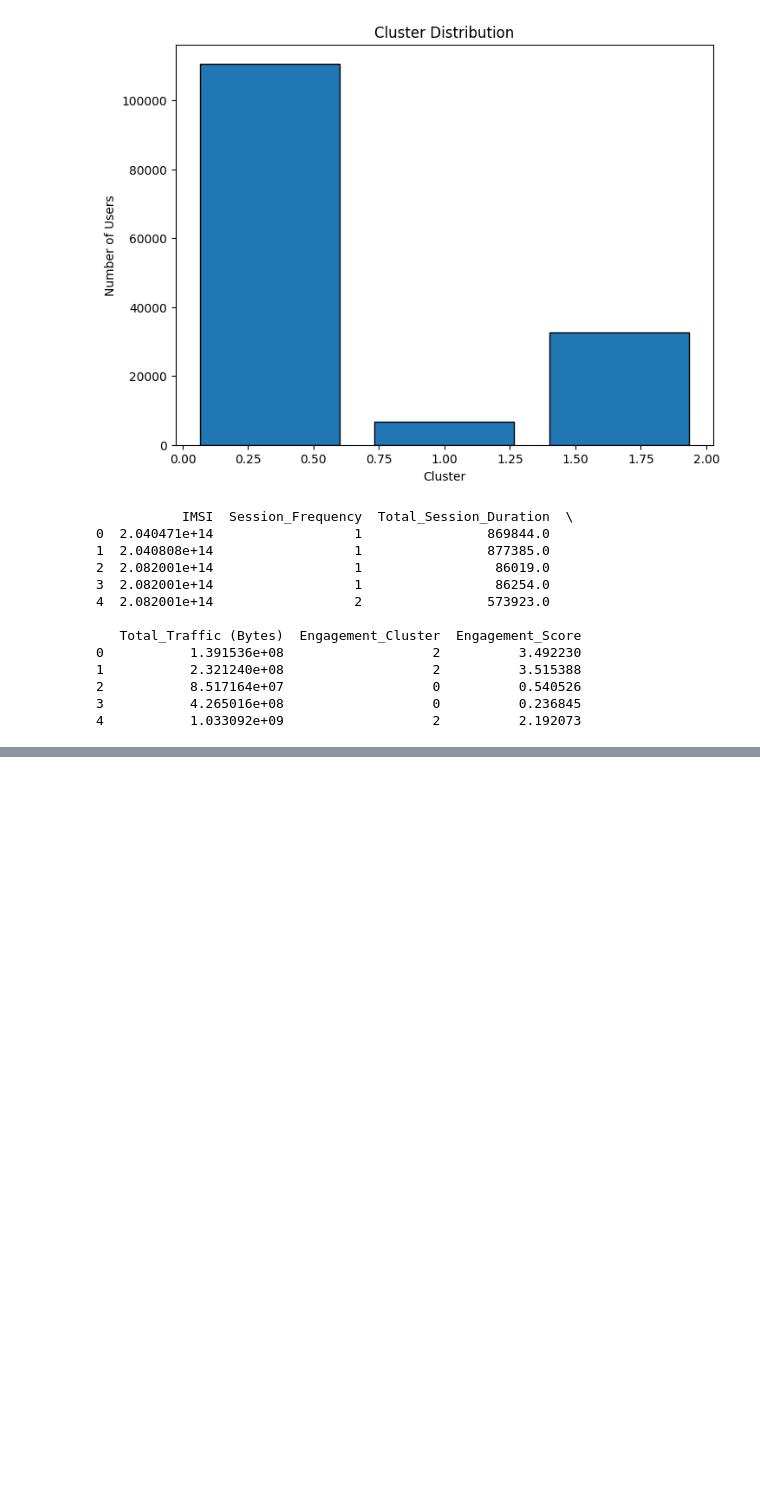
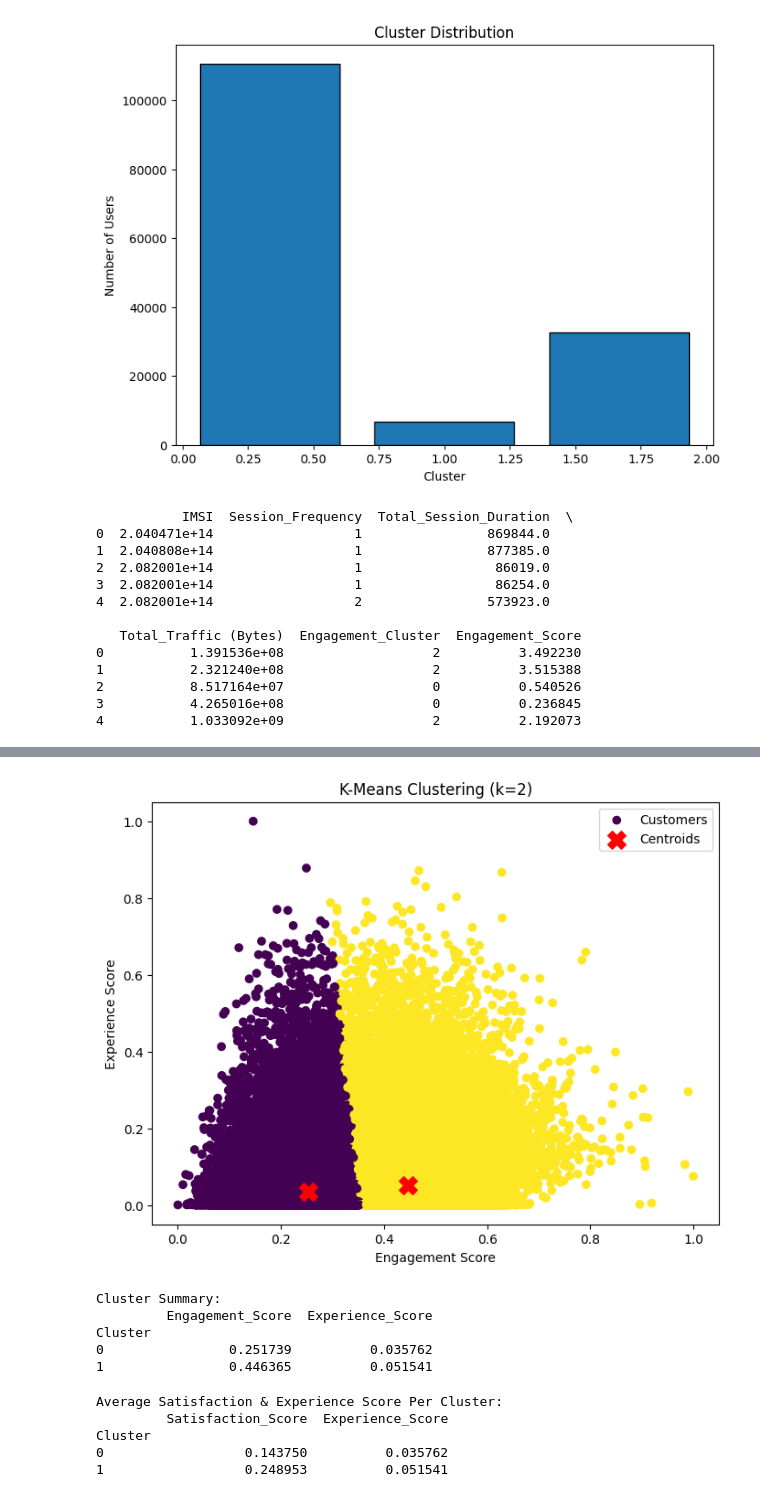
Before and after one commit to hasankere/Week2_DataScience_Project, a Jupyter notebook: notebooks/Telecom_data_analysis.ipynb, the cells around one changed output, grey strips where cells are left out. Saved outputs shown, nothing was run; the diff lists cells and outputs as text; code cells hidden in the pictures; blank space fills up the shorter version.

```diff
--- a/notebooks/Telecom_data_analysis.ipynb
+++ b/notebooks/Telecom_data_analysis.ipynb
@@ -1069,0 +1247,66 @@ print(engagement_metrics[['IMSI', 'Session_Frequency', 'Total_Session_Duration',
+# %%
+# Define engagement and experience metrics
+engagement_metrics = ['Total UL (Bytes)', 'Total DL (Bytes)', 'Activity Duration DL (ms)', 'Activity Duration UL (ms)']
+experience_metrics = ['Avg RTT DL (ms)', 'Avg RTT UL (ms)', 'Avg Bearer TP DL (kbps)', 'Avg Bearer TP UL (kbps)']
+
+# Convert all feature columns to numeric, coercing non-numeric values to NaN
+for col in engagement_metrics + experience_metrics:
+    data[col] = pd.to_numeric(data[col], errors='coerce')
+
+# Fill missing values with column means
+data[engagement_metrics + experience_metrics] = data[engagement_metrics + experience_metrics].fillna(
+    data[engagement_metrics + experience_metrics].mean()
+)
+
+# Calculate Engagement Score and Experience Score
+data['Engagement_Score'] = data[engagement_metrics].mean(axis=1)
+data['Experience_Score'] = data[experience_metrics].mean(axis=1)
+
+# Normalize Engagement and Experience Scores
+scaler = MinMaxScaler()
+data[['Engagement_Score', 'Experience_Score']] = scaler.fit_transform(data[['Engagement_Score', 'Experience_Score']])
+
+# Apply K-means clustering
+kmeans = KMeans(n_clusters=2, random_state=42)
+data['Cluster'] = kmeans.fit_predict(data[['Engagement_Score', 'Experience_Score']])
+
+# Extract cluster centroids
+centroids = kmeans.cluster_centers_
+
+# Visualize clusters
+plt.figure(figsize=(8, 6))
+plt.scatter(data['Engagement_Score'], data['Experience_Score'], c=data['Cluster'], cmap='viridis', label='Customers')
+plt.scatter(centroids[:, 0], centroids[:, 1], c='red', marker='X', s=200, label='Centroids')
+plt.title("K-Means Clustering (k=2)")
+plt.xlabel("Engagement Score")
+plt.ylabel("Experience Score")
+plt.legend()
+plt.show()
+
+# Display cluster summary
+cluster_summary = data.groupby('Cluster')[['Engagement_Score', 'Experience_Score']].mean()
+print("\nCluster Summary:")
+print(cluster_summary)
+# %% [output]
+[figure, added]
+Cluster Summary:
+         Engagement_Score  Experience_Score
+Cluster
+0                0.251739          0.035762
+1                0.446365          0.051541
+# %%
+# Ensure Satisfaction Score is calculated
+data['Satisfaction_Score'] = (data['Engagement_Score'] + data['Experience_Score']) / 2
+
+# Group by clusters and calculate the mean Satisfaction and Experience scores
+cluster_summary = data.groupby('Cluster')[['Satisfaction_Score', 'Experience_Score']].mean()
+
+# Display the results
+print("\nAverage Satisfaction & Experience Score Per Cluster:")
+print(cluster_summary)
+# %% [output]
+Average Satisfaction & Experience Score Per Cluster:
+         Satisfaction_Score  Experience_Score
+Cluster
+0                  0.143750          0.035762
+1                  0.248953          0.051541
```
Also changed, not shown: parts of 6 cells of this notebook.
